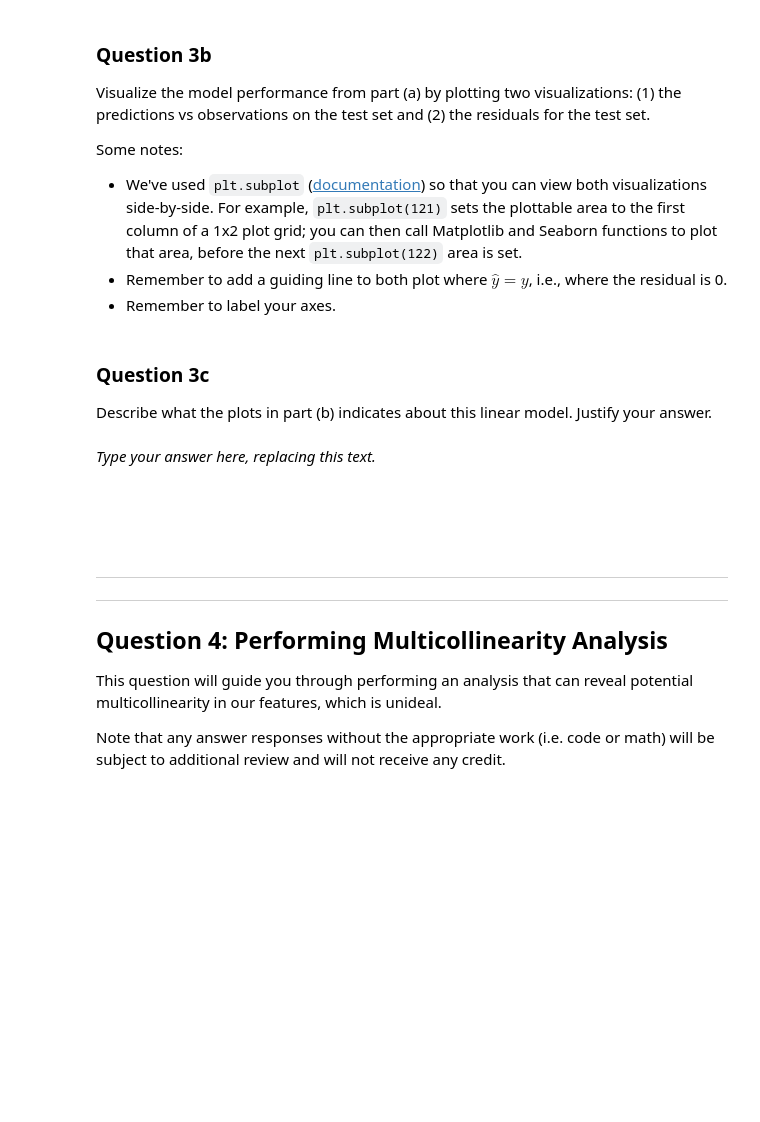
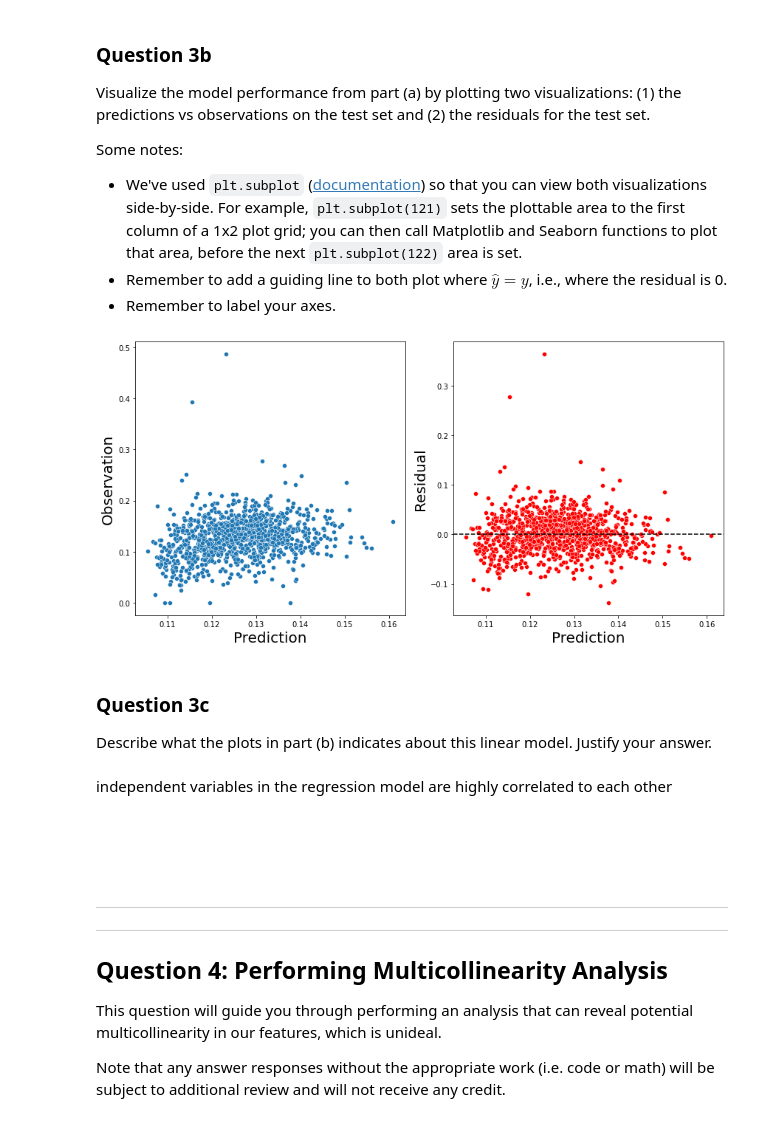
Before and after one commit to DS-100/sp22, a Jupyter notebook: hw/hw06/hw06.ipynb, the cells around one changed output. Cells and saved outputs as stored; diff of their text form; code cells hidden in the pictures; blank space fills up the shorter version.

```diff
--- a/hw/hw06/hw06.ipynb
+++ b/hw/hw06/hw06.ipynb
@@ -221,17 +288,26 @@ points: 3
 manual: True
 -->
 # %%
+pred, obs =model.predict(X_test), y_test
+
 plt.figure(figsize=(12,6))      # do not change this line
 
 plt.subplot(121)                # do not change this line
 # (1) predictions vs observations
-...
+p1 = sns.scatterplot(x=pred, y = obs )
+p1.set_xlabel("Prediction", fontsize = 20)
+p1.set_ylabel("Observation", fontsize = 20)
 
 plt.subplot(122)               # do not change this line
 # (2) residual plot
-...
+p2 = sns.scatterplot(x=pred , y= obs - pred,color='r')
+p2.set_xlabel("Prediction", fontsize = 20)
+p2.set_ylabel("Residual", fontsize = 20)
+plt.axhline(y=0, color="black", linestyle="--")
 
 plt.tight_layout()             # do not change this line
+# %% [output]
+[figure, added]
 # %% [markdown]
 <!-- END QUESTION -->
 
@@ -248,7 +324,7 @@ points: 3
 manual: True
 -->
 # %% [markdown]
-_Type your answer here, replacing this text._
+independent variables in the regression model are highly correlated to each other
 # %% [markdown]
 <!-- END QUESTION -->
 
```
Also changed, not shown: parts of 27 cells of this notebook, 5 other files.
